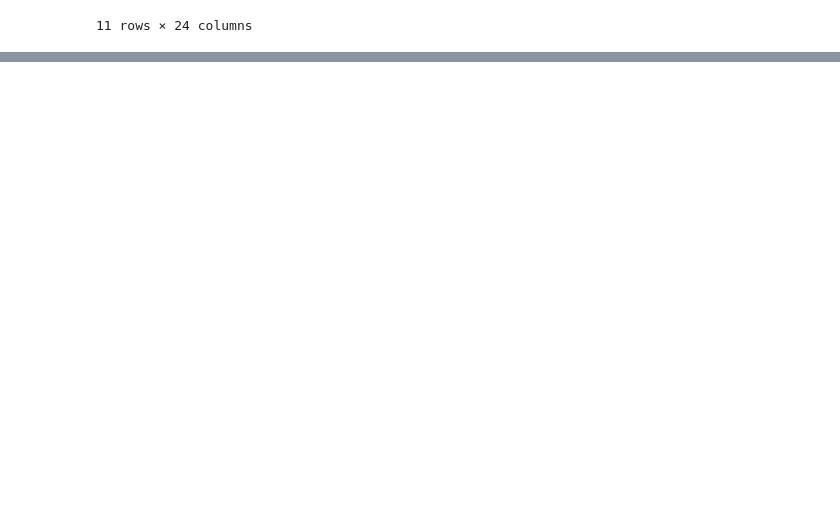
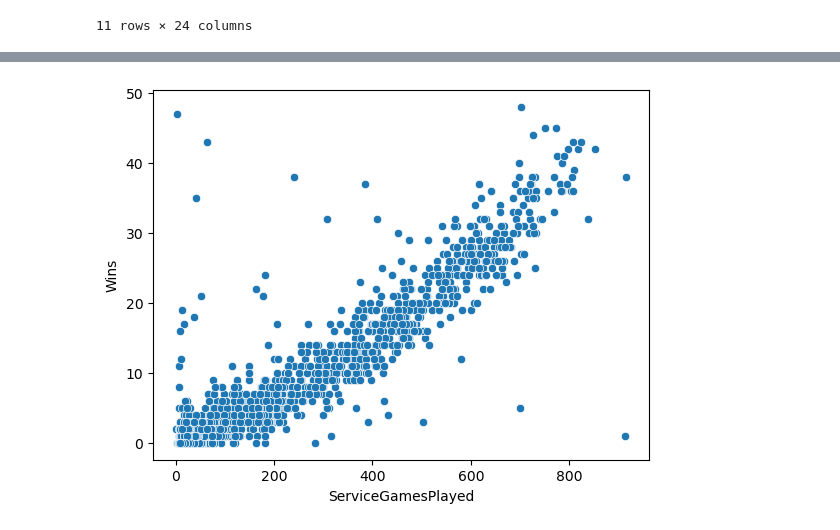
Before and after one commit to cacaprog/learning-projects, a Jupyter notebook: tennis_ace/tennis-ace.ipynb, the cells around one changed output, grey strips where cells are left out. Drawn from its saved outputs; the diff is of its cells as text; code cells hidden in the pictures; blank space fills up the shorter version.

Commit message:
6 of 7 tasks concluded of Tennis Ace project

```diff
--- a/tennis_ace/tennis-ace.ipynb
+++ b/tennis_ace/tennis-ace.ipynb
@@ -52,0 +75,6 @@ tennis_df.describe(include='all')
+# %%
+# Number of the games and Wins
+sns.scatterplot(tennis_df.ServiceGamesPlayed, tennis_df.Wins)
+plt.show()
+# %% [output]
+[figure, added]
```
Also changed, not shown: parts of 23 cells of this notebook, 1 other file.
